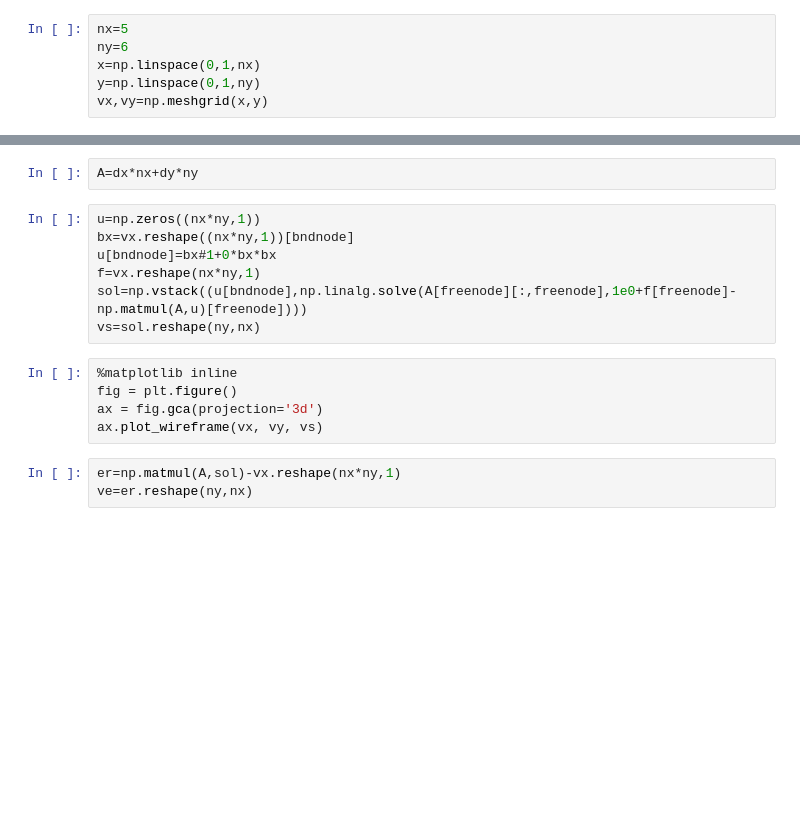
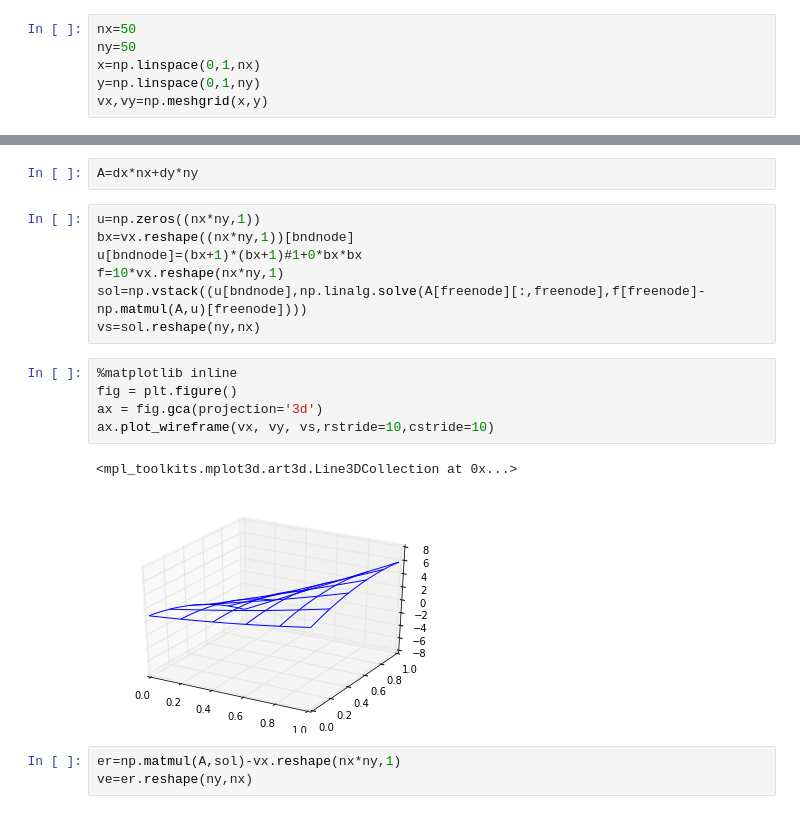
Before and after one commit to torhans/StudyGit, a Jupyter notebook: FDM.ipynb, the cells around one changed output, grey strips where cells are left out. Drawn from its saved outputs; the diff is of its cells as text; blank space fills up the shorter version.

```diff
--- a/FDM.ipynb
+++ b/FDM.ipynb
@@ -10,6 +8,6 @@ import pprint
 # %%
-nx=5
-ny=6
+nx=50
+ny=50
 x=np.linspace(0,1,nx)
 y=np.linspace(0,1,ny)
 vx,vy=np.meshgrid(x,y)
@@ -49,15 +47,18 @@ A=dx*nx+dy*ny
 # %%
 u=np.zeros((nx*ny,1))
 bx=vx.reshape((nx*ny,1))[bndnode]
-u[bndnode]=bx#1+0*bx*bx
-f=vx.reshape(nx*ny,1)
-sol=np.vstack((u[bndnode],np.linalg.solve(A[freenode][:,freenode],1e0+f[freenode]-np.matmul(A,u)[freenode])))
+u[bndnode]=(bx+1)*(bx+1)#1+0*bx*bx
+f=10*vx.reshape(nx*ny,1)
+sol=np.vstack((u[bndnode],np.linalg.solve(A[freenode][:,freenode],f[freenode]-np.matmul(A,u)[freenode])))
 vs=sol.reshape(ny,nx)
 # %%
 %matplotlib inline
 fig = plt.figure()
 ax = fig.gca(projection='3d')
-ax.plot_wireframe(vx, vy, vs)
+ax.plot_wireframe(vx, vy, vs,rstride=10,cstride=10)
+# %% [output]
+<mpl_toolkits.mplot3d.art3d.Line3DCollection at 0x...>
+[figure, added]
 # %%
 er=np.matmul(A,sol)-vx.reshape(nx*ny,1)
 ve=er.reshape(ny,nx)
```
Also changed, not shown: parts of 3 cells of this notebook, 1 other file.
